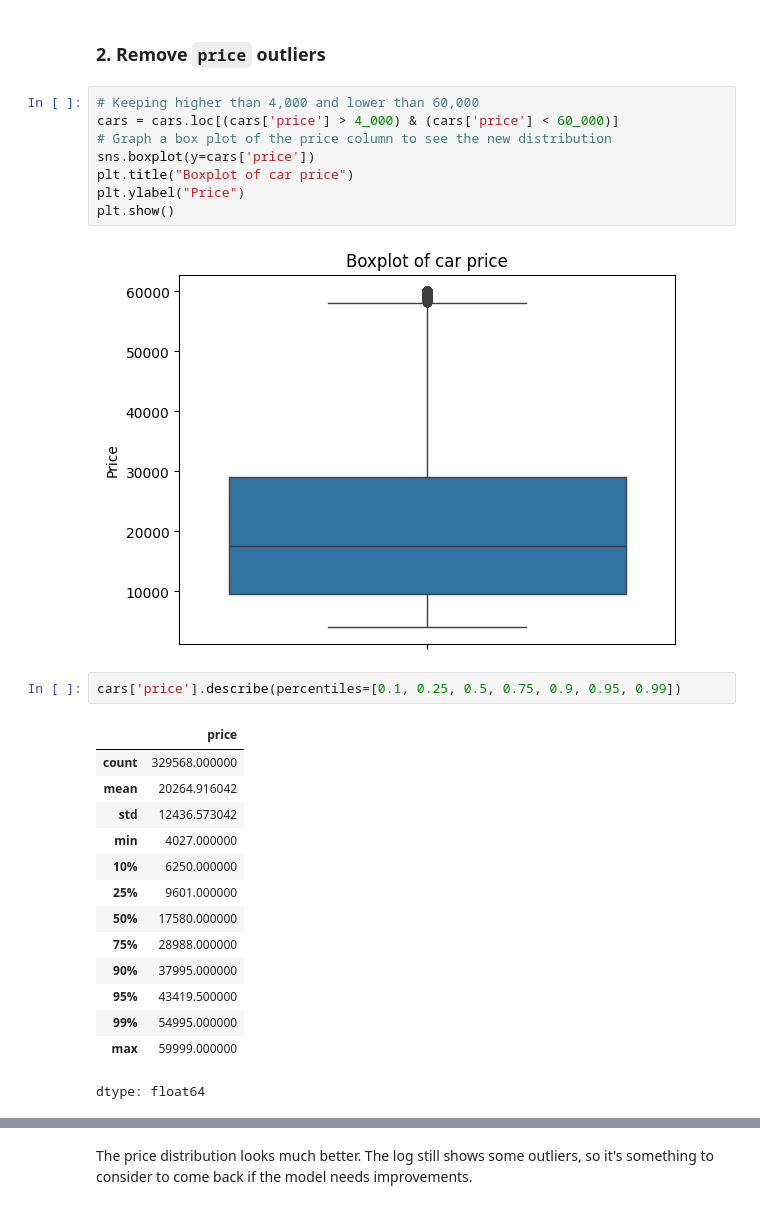
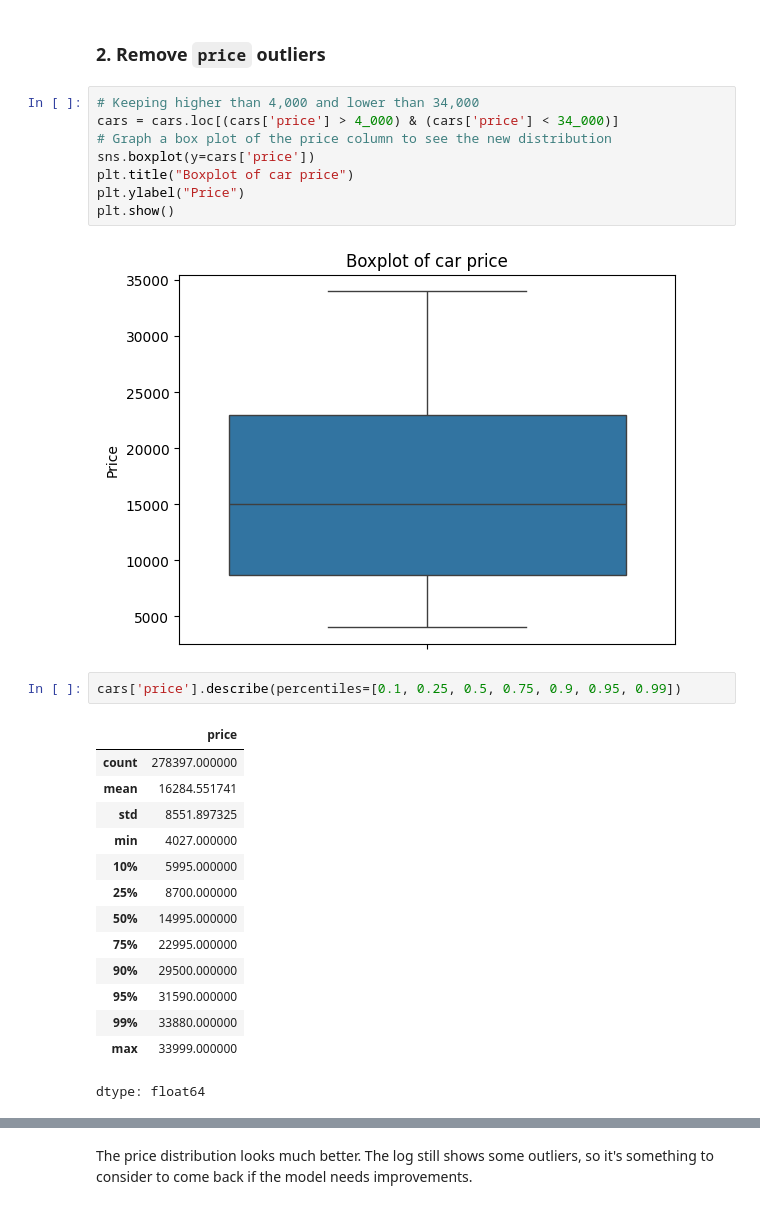
Before and after one commit to vegalopm/ml-assignment-mod11, a Jupyter notebook: prompt_II.ipynb, the cells around one changed output, grey strips where cells are left out. Drawn from its saved outputs; the diff is of its cells as text.

```diff
--- a/prompt_II.ipynb
+++ b/prompt_II.ipynb
@@ -257,31 +257,31 @@ memory usage: 44.0+ MB
 # %% [markdown]
 ### 2. Remove `price` outliers
 # %%
-# Keeping higher than 4,000 and lower than 60,000
-cars = cars.loc[(cars['price'] > 4_000) & (cars['price'] < 60_000)]
+# Keeping higher than 4,000 and lower than 34,000
+cars = cars.loc[(cars['price'] > 4_000) & (cars['price'] < 34_000)]
 # Graph a box plot of the price column to see the new distribution
 sns.boxplot(y=cars['price'])
 plt.title("Boxplot of car price")
 plt.ylabel("Price")
 plt.show()
 # %% [output]
-[figure, old version]
+[figure, new version]
 # %%
 cars['price'].describe(percentiles=[0.1, 0.25, 0.5, 0.75, 0.9, 0.95, 0.99])
 # %% [output]
 |  | price |
-| count | 329568.000000 |
-| mean | 20264.916042 |
-| std | 12436.573042 |
+| count | 278397.000000 |
+| mean | 16284.551741 |
+| std | 8551.897325 |
 | min | 4027.000000 |
-| 10% | 6250.000000 |
-| 25% | 9601.000000 |
-| 50% | 17580.000000 |
-| 75% | 28988.000000 |
-| 90% | 37995.000000 |
-| 95% | 43419.500000 |
-| 99% | 54995.000000 |
-| max | 59999.000000 |
+| 10% | 5995.000000 |
+| 25% | 8700.000000 |
+| 50% | 14995.000000 |
+| 75% | 22995.000000 |
+| 90% | 29500.000000 |
+| 95% | 31590.000000 |
+| 99% | 33880.000000 |
+| max | 33999.000000 |
 dtype: float64
 # %%
 sns.boxplot(y=np.log1p(cars['price']))
```
Also changed, not shown: parts of 6 cells of this notebook.
